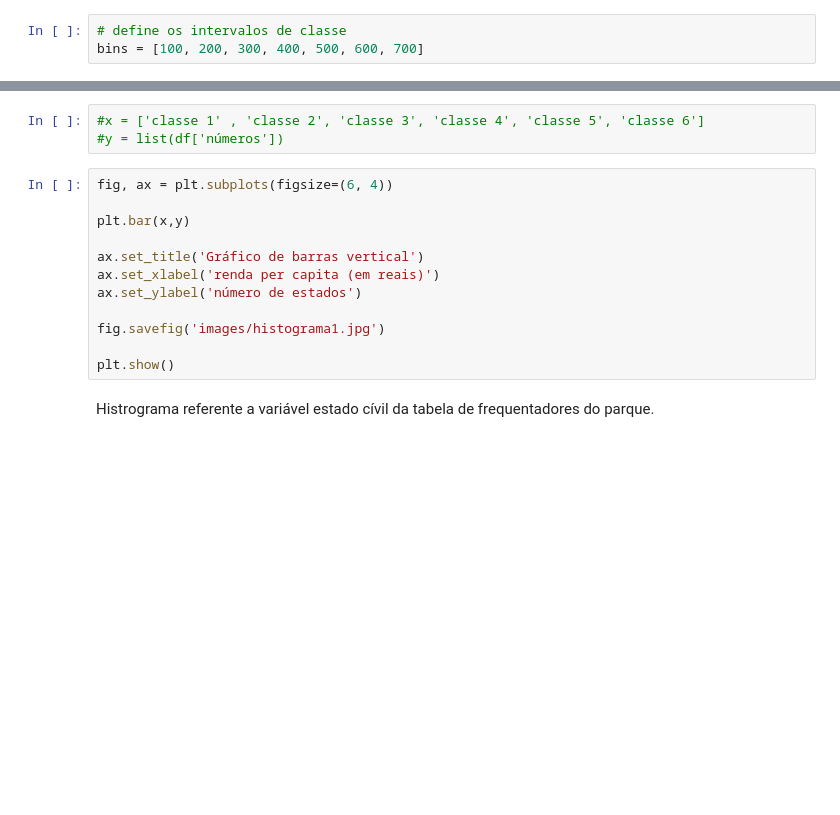
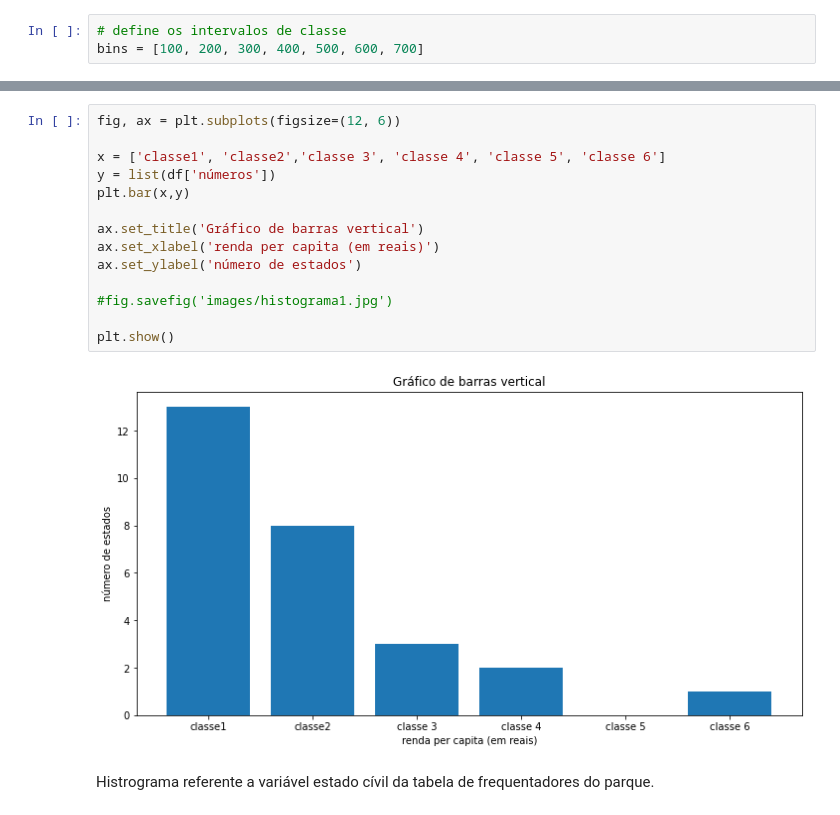
Before and after one commit to jesusossian/statistic_fund, a Jupyter notebook: notebook/estatistica02_descritiva.ipynb, the cells around one changed output, grey strips where cells are left out. Saved outputs shown, nothing was run; the diff lists cells and outputs as text; blank space fills up the shorter version.

```diff
--- a/notebook/estatistica02_descritiva.ipynb
+++ b/notebook/estatistica02_descritiva.ipynb
@@ -253,18 +319,19 @@ df
-# %%
-#x = ['classe 1' , 'classe 2', 'classe 3', 'classe 4', 'classe 5', 'classe 6']
-#y = list(df['números'])
 # %%
-fig, ax = plt.subplots(figsize=(6, 4))
+fig, ax = plt.subplots(figsize=(12, 6))
 
+x = ['classe1', 'classe2','classe 3', 'classe 4', 'classe 5', 'classe 6']
+y = list(df['números'])
 plt.bar(x,y)
 
 ax.set_title('Gráfico de barras vertical')
 ax.set_xlabel('renda per capita (em reais)')
 ax.set_ylabel('número de estados')
 
-fig.savefig('images/histograma1.jpg')
+#fig.savefig('images/histograma1.jpg')
 
 plt.show()
+# %% [output]
+[figure, added]
 # %% [markdown]
 Histrograma referente a variável estado cívil da tabela de frequentadores do parque.
 # %%
```
Also changed, not shown: parts of 33 cells of this notebook, 6 other files.
